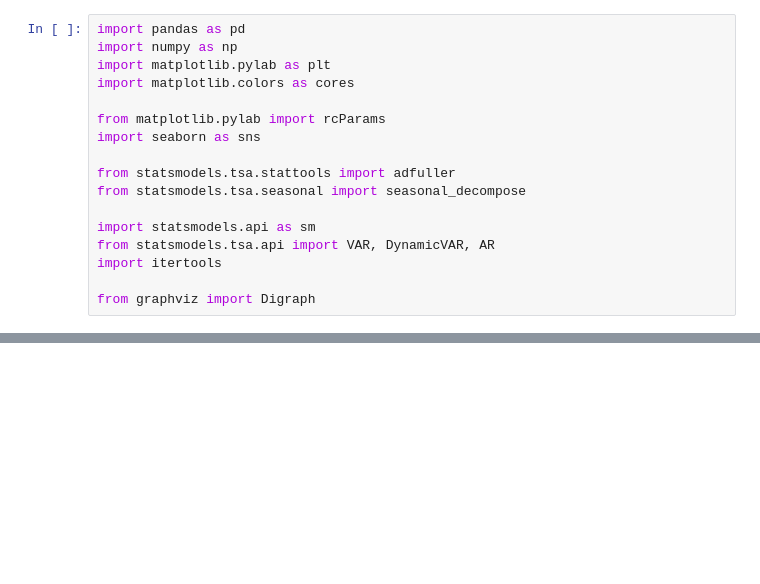
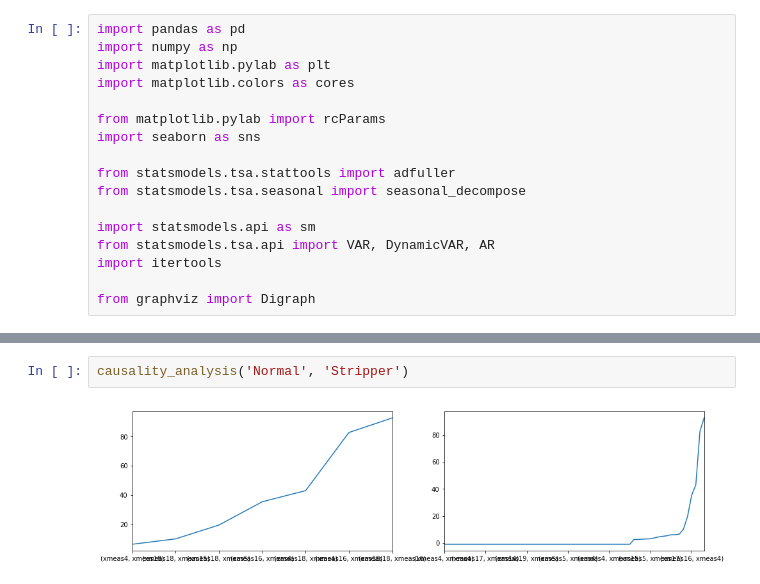
Before and after one commit to abugim/PDS, a Jupyter notebook: Causalidade de Granger aplicada à Tennessee Eastman Process/Causalidade de Granger.ipynb, the cells around one changed output, grey strips where cells are left out. Cells and saved outputs as stored; diff of their text form; blank space fills up the shorter version.

```diff
--- a/Causalidade de Granger aplicada à Tennessee Eastman Process/Causalidade de Granger.ipynb
+++ b/Causalidade de Granger aplicada à Tennessee Eastman Process/Causalidade de Granger.ipynb
@@ -131,0 +151,4 @@ build_graph(probable_relations)
+# %%
+causality_analysis('Normal', 'Stripper')
+# %% [output]
+[figure, added]
```
Also changed, not shown: parts of 17 cells of this notebook, 14 other files.
